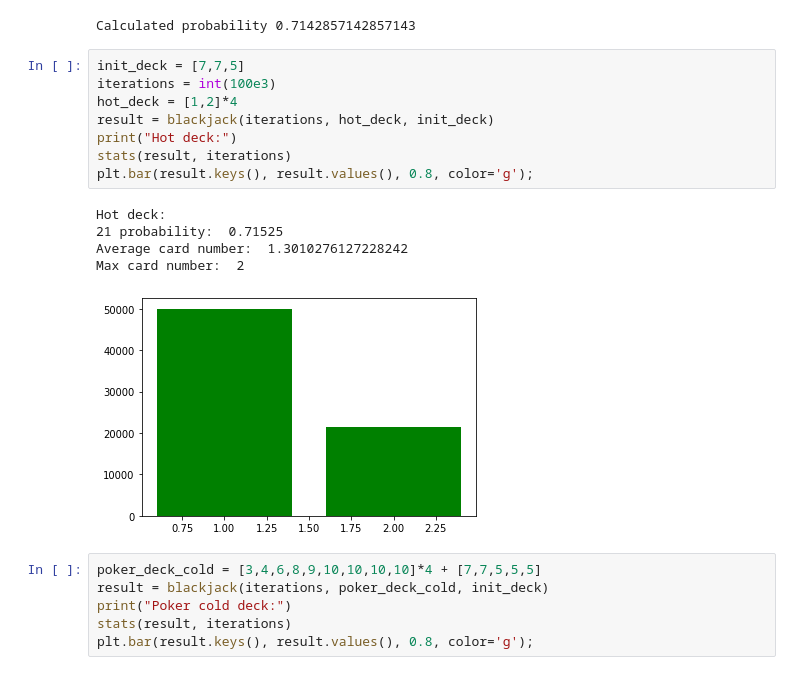
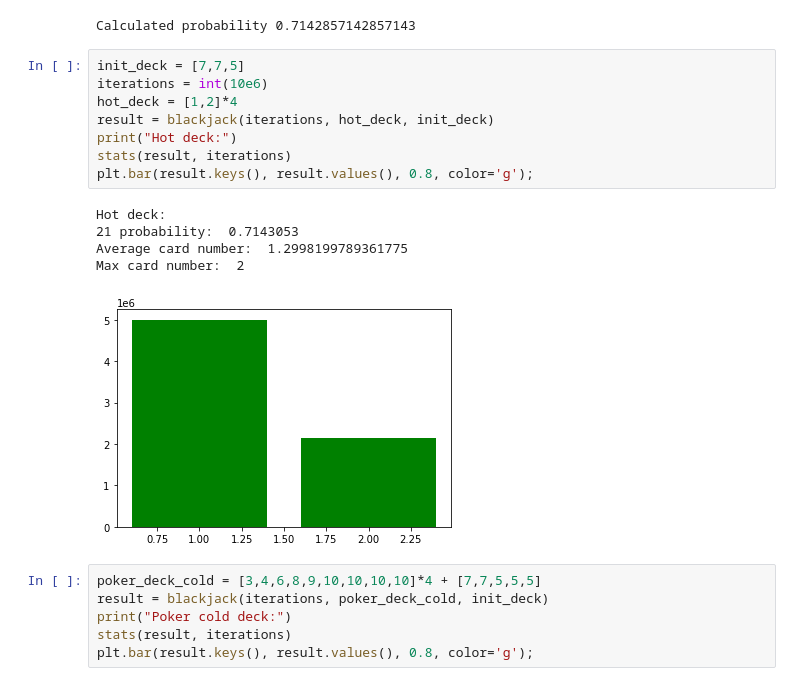
Before and after one commit to jdanzolaa/MetNumUN2020II, a Jupyter notebook: 21BlackjackGrClass1StGrooup9.ipynb, the cells around one changed output. Cells and saved outputs as stored; diff of their text form.

```diff
--- a/21BlackjackGrClass1StGrooup9.ipynb
+++ b/21BlackjackGrClass1StGrooup9.ipynb
@@ -140,18 +140,18 @@ print("Calculated probability", prob_get_2 + (prob_get_first_1 * prob_get_second
 Calculated probability 0.7142857142857143
 # %%
 init_deck = [7,7,5]
-iterations = int(100e3)
+iterations = int(10e6)
 hot_deck = [1,2]*4
 result = blackjack(iterations, hot_deck, init_deck)
 print("Hot deck:")
 stats(result, iterations)
 plt.bar(result.keys(), result.values(), 0.8, color='g');
 # %% [output]
 Hot deck:
-21 probability:  0.71525
-Average card number:  1.3010276127228242
+21 probability:  0.7143053
+Average card number:  1.2998199789361775
 Max card number:  2
-[figure, old version]
+[figure, new version]
 # %%
 poker_deck_cold = [3,4,6,8,9,10,10,10,10]*4 + [7,7,5,5,5]
 result = blackjack(iterations, poker_deck_cold, init_deck)
```
Also changed, not shown: parts of 7 cells of this notebook.
